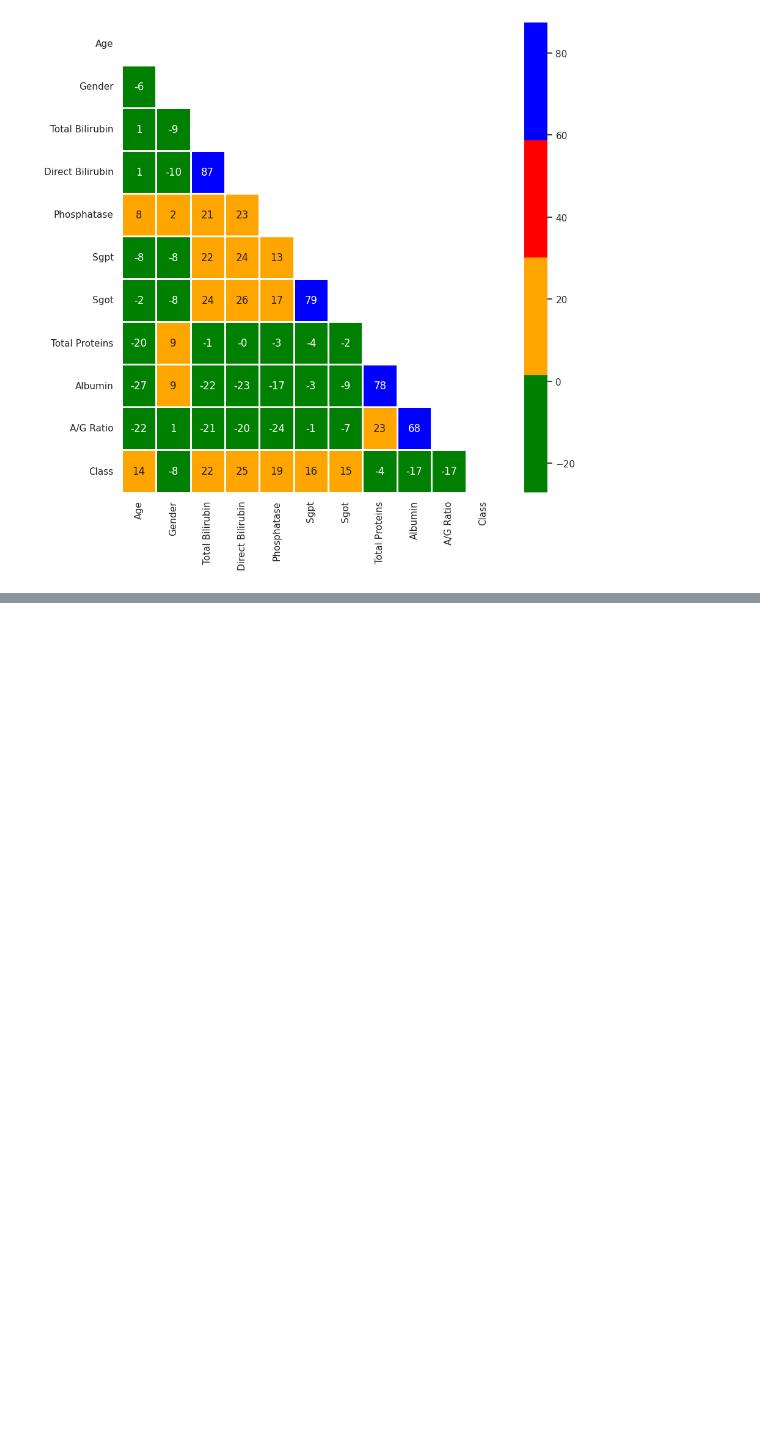
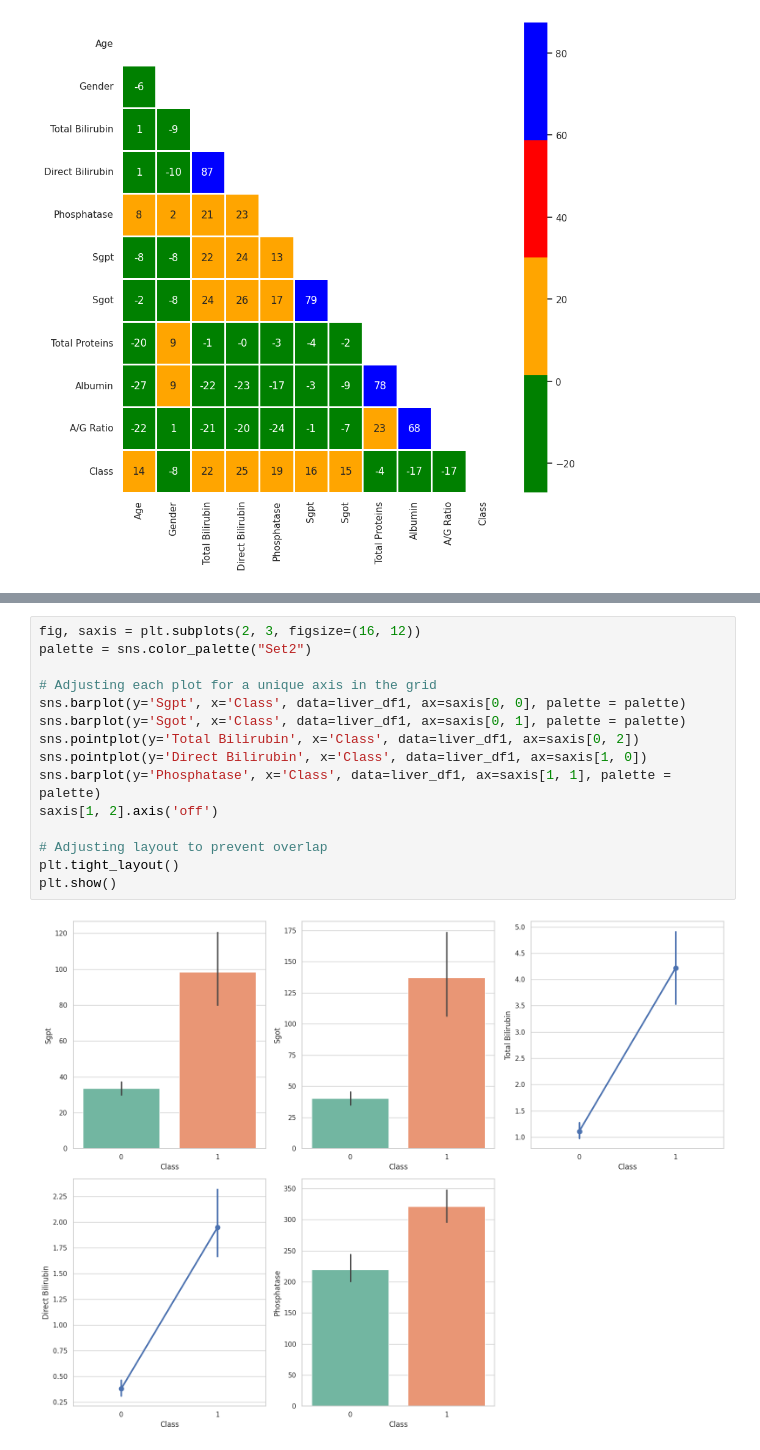
Before and after one commit to Evans2424/IACEC_Project_Model_Performance_Analysis, a Jupyter notebook: IACEC_MLProject.ipynb, the cells around one changed output, grey strips where cells are left out. Drawn from its saved outputs; the diff is of its cells as text; blank space fills up the shorter version.

```diff
--- a/IACEC_MLProject.ipynb
+++ b/IACEC_MLProject.ipynb
@@ -357,0 +355,17 @@ plt.show()
+# %%
+fig, saxis = plt.subplots(2, 3, figsize=(16, 12))
+palette = sns.color_palette("Set2")
+
+# Adjusting each plot for a unique axis in the grid
+sns.barplot(y='Sgpt', x='Class', data=liver_df1, ax=saxis[0, 0], palette = palette)
+sns.barplot(y='Sgot', x='Class', data=liver_df1, ax=saxis[0, 1], palette = palette)
+sns.pointplot(y='Total Bilirubin', x='Class', data=liver_df1, ax=saxis[0, 2])
+sns.pointplot(y='Direct Bilirubin', x='Class', data=liver_df1, ax=saxis[1, 0])
+sns.barplot(y='Phosphatase', x='Class', data=liver_df1, ax=saxis[1, 1], palette = palette)
+saxis[1, 2].axis('off')
+
+# Adjusting layout to prevent overlap
+plt.tight_layout()
+plt.show()
+# %% [output]
+[figure, added]
```
Also changed, not shown: parts of 3 cells of this notebook.
